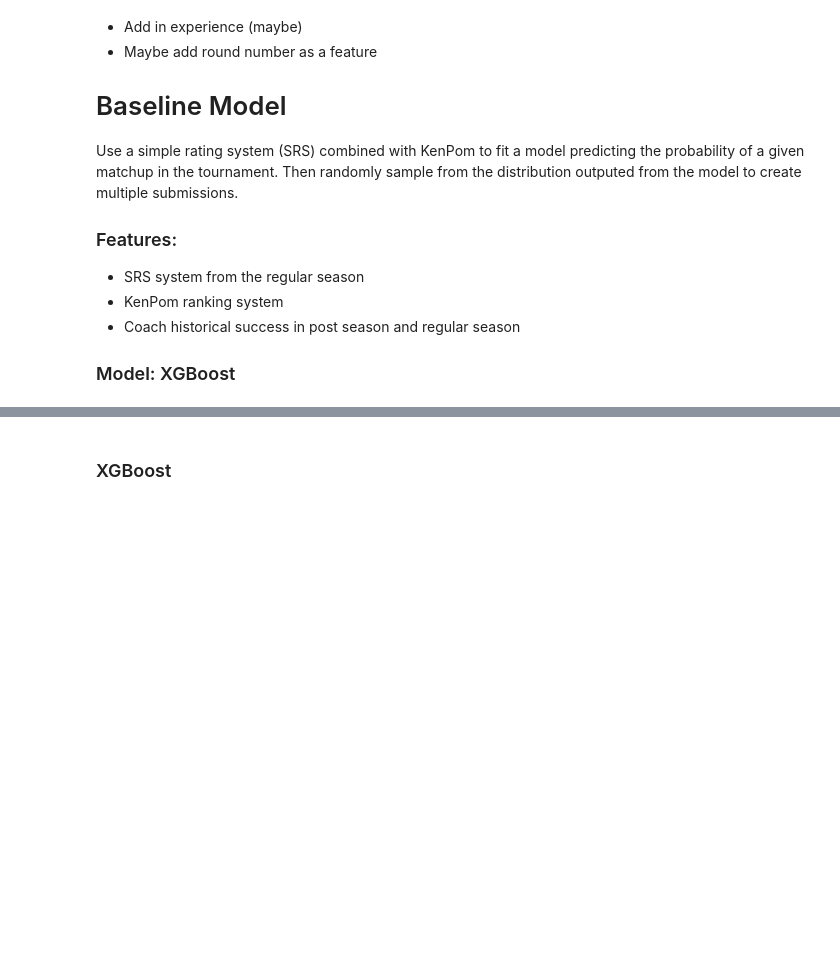
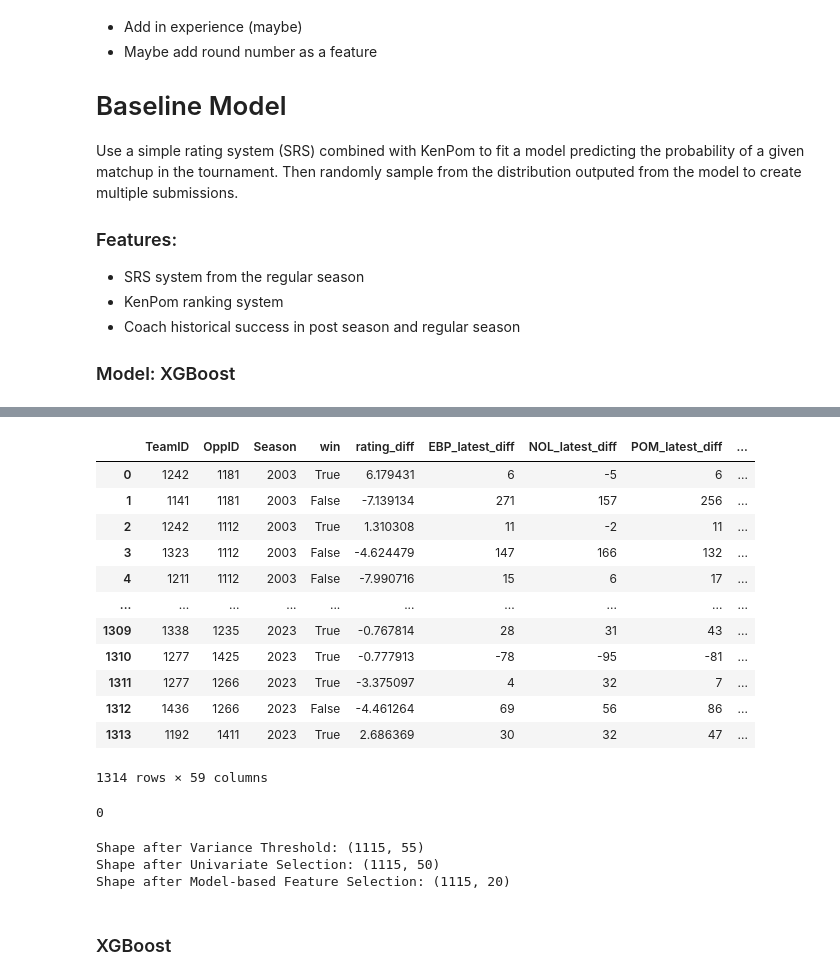
Before and after one commit to taylorlast/march_madness_2024, a Jupyter notebook: src/model_v2.ipynb, the cells around one changed output, grey strips where cells are left out. Drawn from its saved outputs; the diff is of its cells as text; code cells hidden in the pictures; blank space fills up the shorter version.

```diff
--- a/src/model_v2.ipynb
+++ b/src/model_v2.ipynb
@@ -533,2 +599,2 @@ train_dict = create_mens_training_data()
 # %%
-# train_data=load_data("../data/baseline")
+train_data=load_data("../data/baseline")
@@ -536,0 +642,16 @@ all_data = pd.concat(train_dict.values(), ignore_index=True)
+# %%
+all_data
+# %% [output]
+|  | TeamID | OppID | Season | win | rating_diff | EBP_latest_diff | NOL_latest_diff | POM_latest_diff | ... |
+| 0 | 1242 | 1181 | 2003 | True | 6.179431 | 6 | -5 | 6 | ... |
+| 1 | 1141 | 1181 | 2003 | False | -7.139134 | 271 | 157 | 256 | ... |
+| 2 | 1242 | 1112 | 2003 | True | 1.310308 | 11 | -2 | 11 | ... |
+| 3 | 1323 | 1112 | 2003 | False | -4.624479 | 147 | 166 | 132 | ... |
+| 4 | 1211 | 1112 | 2003 | False | -7.990716 | 15 | 6 | 17 | ... |
+| ... | ... | ... | ... | ... | ... | ... | ... | ... | ... |
+| 1309 | 1338 | 1235 | 2023 | True | -0.767814 | 28 | 31 | 43 | ... |
+| 1310 | 1277 | 1425 | 2023 | True | -0.777913 | -78 | -95 | -81 | ... |
+| 1311 | 1277 | 1266 | 2023 | True | -3.375097 | 4 | 32 | 7 | ... |
+| 1312 | 1436 | 1266 | 2023 | False | -4.461264 | 69 | 56 | 86 | ... |
+| 1313 | 1192 | 1411 | 2023 | True | 2.686369 | 30 | 32 | 47 | ... |
+1314 rows × 59 columns
@@ -536,0 +708,4 @@ all_data = pd.concat(train_dict.values(), ignore_index=True)
+# %%
+all_data.isna().sum().sum()
+# %% [output]
+0
@@ -537,16 +730,30 @@ all_data = pd.concat(train_dict.values(), ignore_index=True)
 # %%
-train = all_data[all_data["Season"] != 2023]
-test = all_data[all_data["Season"] == 2023]
+first_testing_year = 2021
 
-X_train = train.drop("win", axis=1)
-y_train = train["win"]
-X_test = test.drop("win", axis=1)
+train = all_data[all_data["Season"] < first_testing_year]
+test = all_data[all_data["Season"] >= first_testing_year]
+
+
+# X_train = train.drop(["win","Season"], axis=1)
+# y_train = train["win"]
+# X_test = test.drop(["win","Season"], axis=1)
+# y_test = test["win"]
+
+
+# training_cols = X_train.columns
+# scaler = StandardScaler()
+# scaler.fit(X_train)
+# X_train = scaler.transform(X_train)
+# X_test = scaler.transform(X_test)
+
+X_train, y_train, feature_cols = feature_selection(train)
+X_test = test.drop(["win","Season", "TeamID", "OppID"], axis=1)
+X_test = X_test[feature_cols].values
 y_test = test["win"]
-
-training_cols = X_train.columns
-scaler = StandardScaler()
-scaler.fit(X_train)
-X_train = scaler.transform(X_train)
-X_test = scaler.transform(X_test)
+training_cols = feature_cols
+# %% [output]
+Shape after Variance Threshold: (1115, 55)
+Shape after Univariate Selection: (1115, 50)
+Shape after Model-based Feature Selection: (1115, 20)
 # %% [markdown]
 ### XGBoost
```
Also changed, not shown: parts of 25 cells of this notebook, 22 other files.
